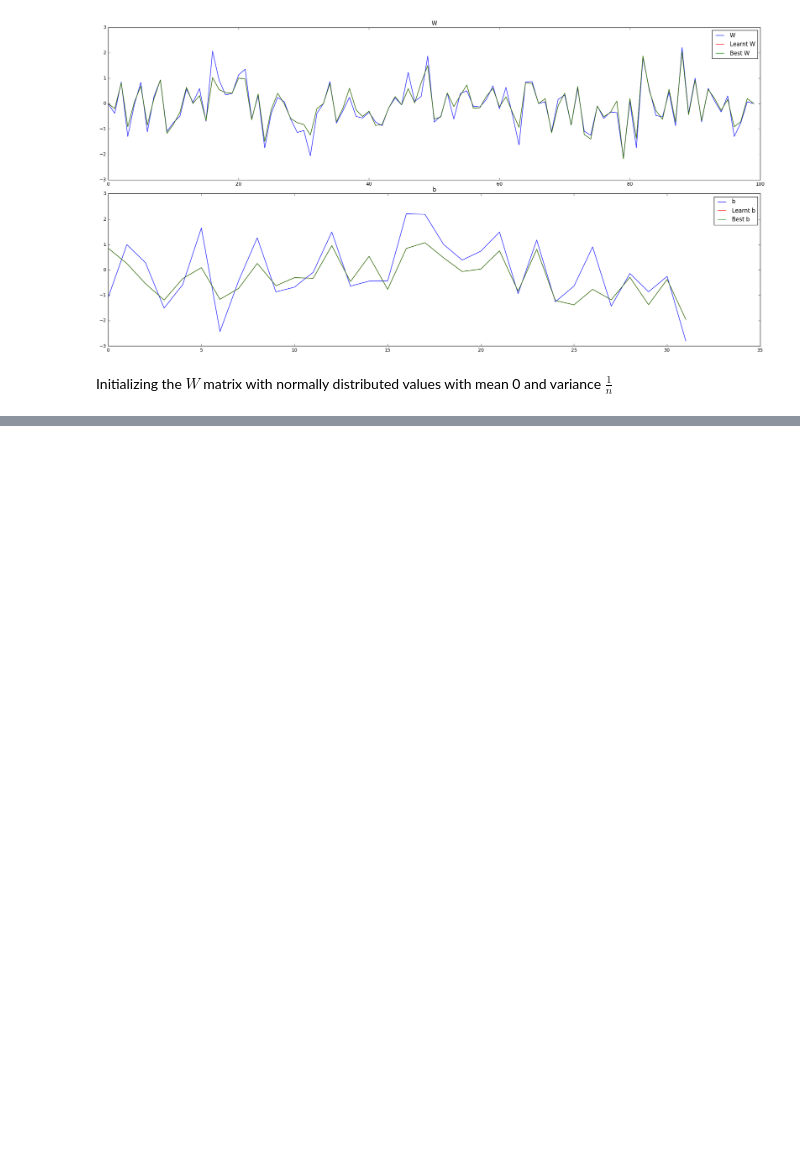
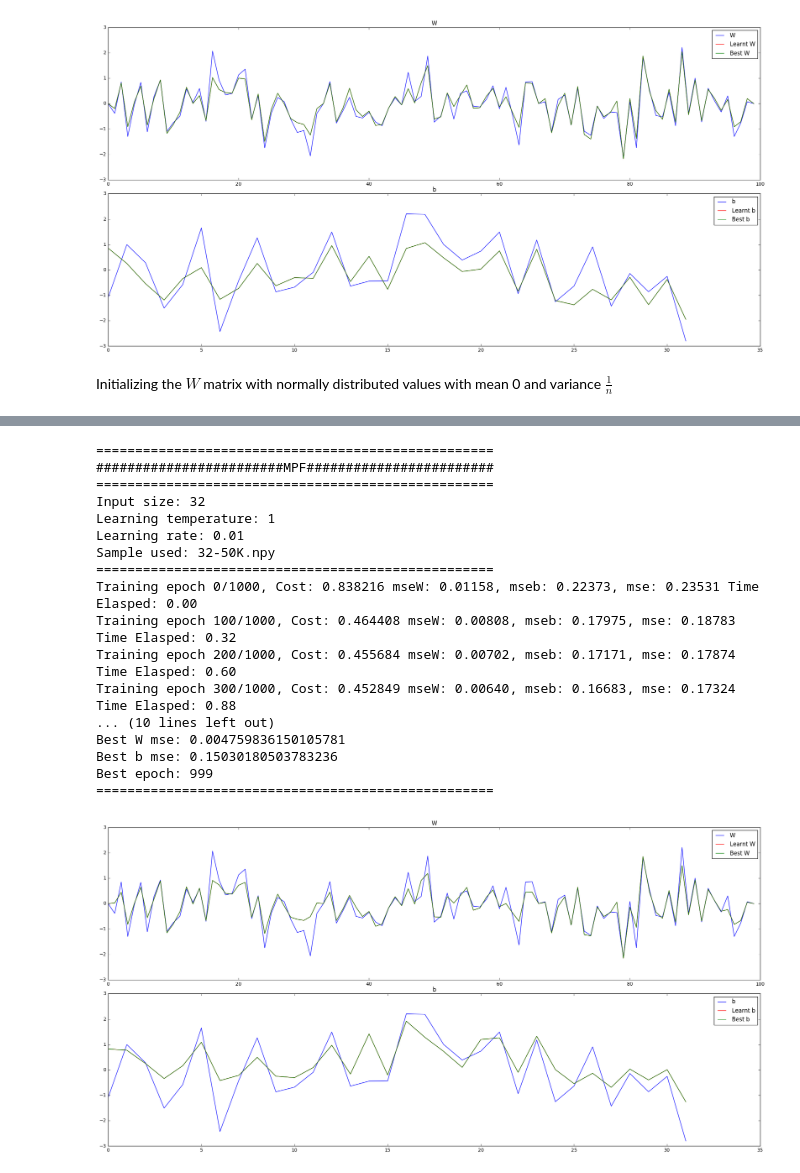
Before and after one commit to zunction/old-mmpf, a Jupyter notebook: 32 units MPF.ipynb, the cells around one changed output, grey strips where cells are left out. Cells and saved outputs as stored; diff of their text form; code cells hidden in the pictures; blank space fills up the shorter version.

```diff
--- a/32 units MPF.ipynb
+++ b/32 units MPF.ipynb
@@ -282,0 +283,22 @@ Best epoch: 999
+# %%
+trainmpf(units = 32, lr = 1e-2, epsilon = 1, n_epochs = 1000,
+             batchsize = 32, temperature = 1, validate_every = 100, sample = '32-50K.npy')
+# %% [output]
+===================================================
+########################MPF########################
+===================================================
+Input size: 32
+Learning temperature: 1
+Learning rate: 0.01
+Sample used: 32-50K.npy
+===================================================
+Training epoch 0/1000, Cost: 0.838216 mseW: 0.01158, mseb: 0.22373, mse: 0.23531 Time Elasped: 0.00
+Training epoch 100/1000, Cost: 0.464408 mseW: 0.00808, mseb: 0.17975, mse: 0.18783 Time Elasped: 0.32
+Training epoch 200/1000, Cost: 0.455684 mseW: 0.00702, mseb: 0.17171, mse: 0.17874 Time Elasped: 0.60
+Training epoch 300/1000, Cost: 0.452849 mseW: 0.00640, mseb: 0.16683, mse: 0.17324 Time Elasped: 0.88
+... (10 lines left out)
+Best W mse: 0.004759836150105781
+Best b mse: 0.15030180503783236
+Best epoch: 999
+===================================================
+[figure, added]
```
Also changed, not shown: parts of 1 cell of this notebook, 2 other files.
